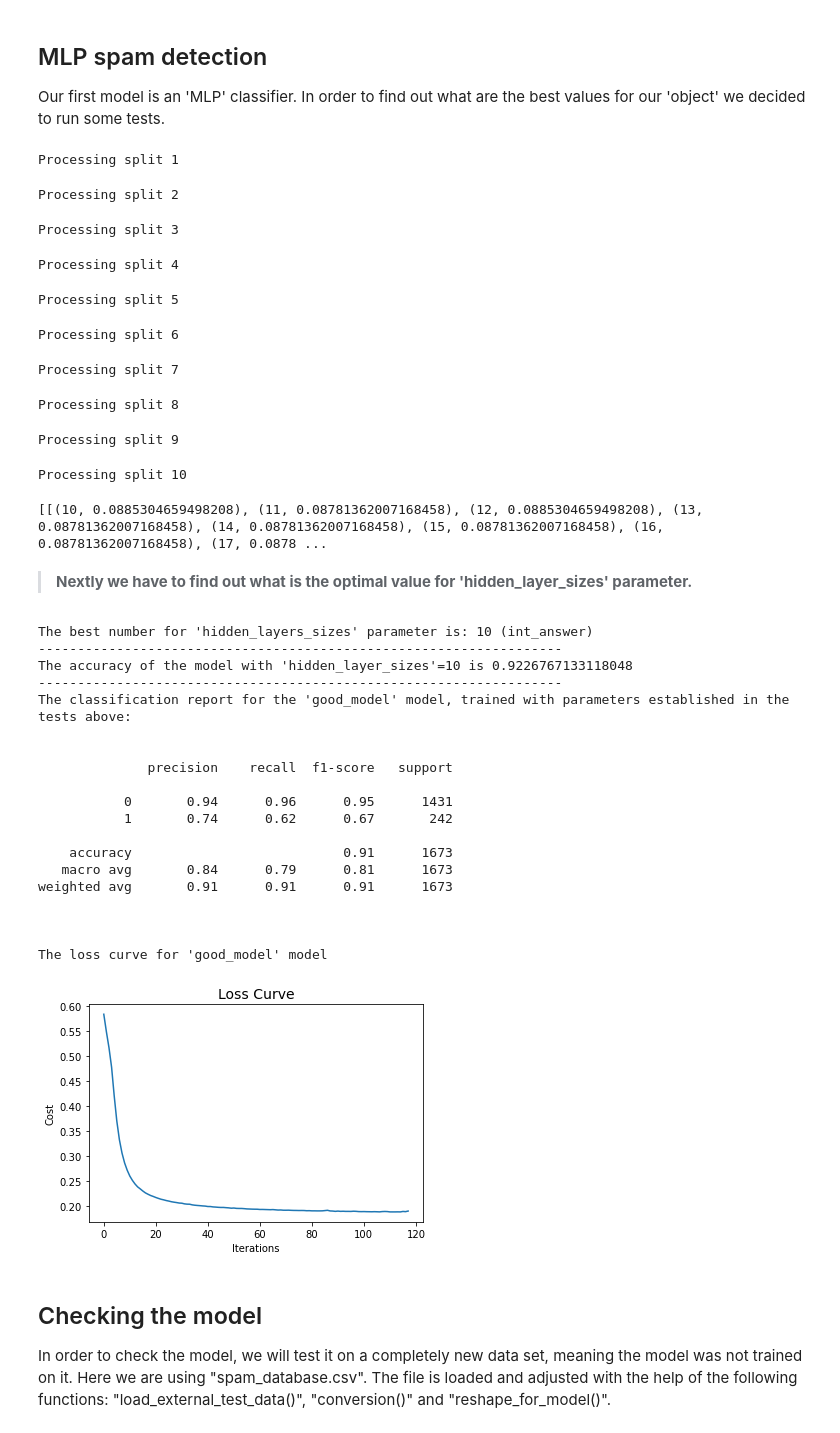
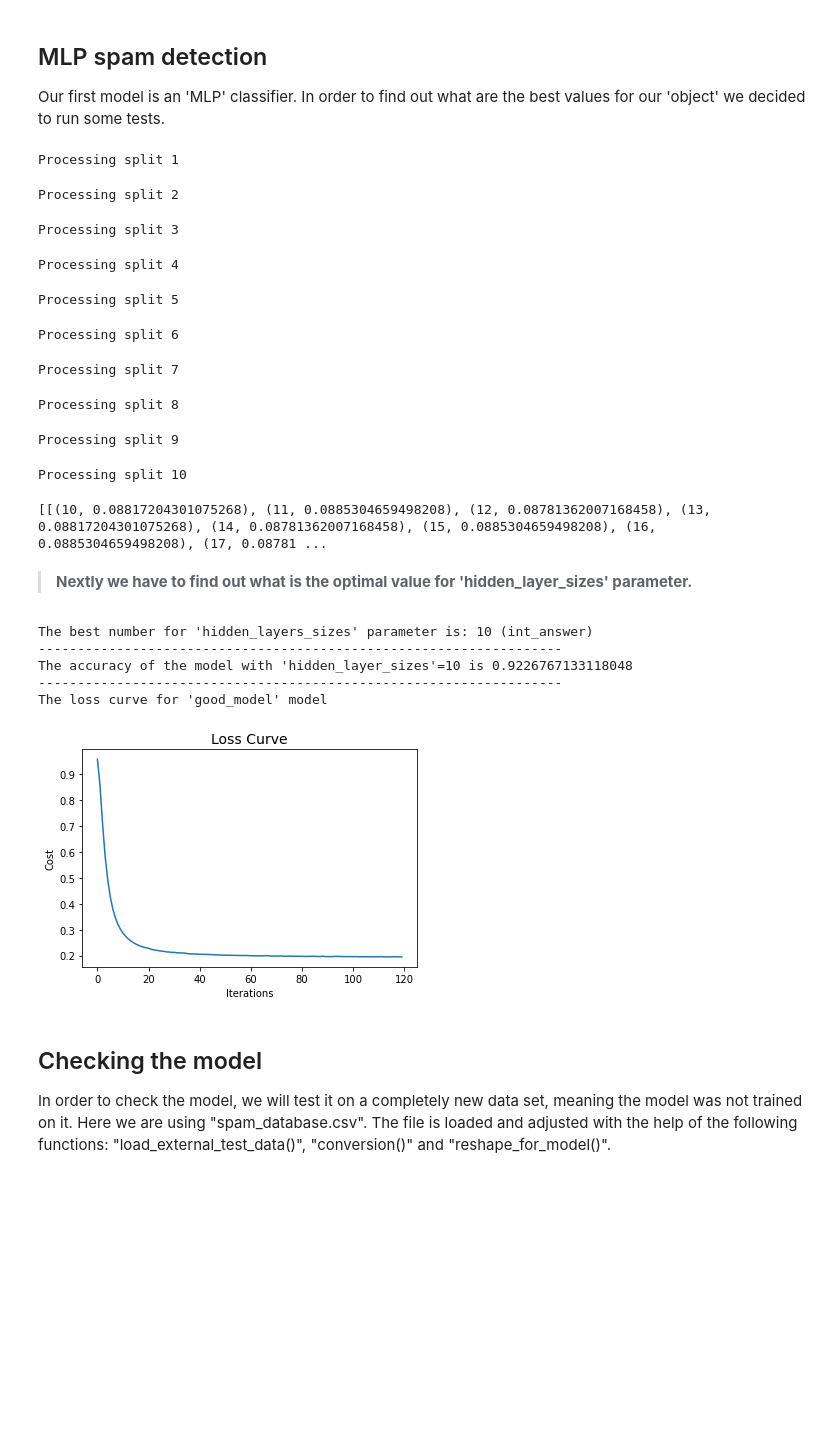
Before and after one commit to jacob-beza-radboud/spamDetectionProject, a Jupyter notebook: Main.ipynb, the cells around one changed output. Cells and saved outputs as stored; diff of their text form; code cells hidden in the pictures; blank space fills up the shorter version.

```diff
--- a/Main.ipynb
+++ b/Main.ipynb
@@ -80,7 +80,7 @@ for train_index, test_index in training.split(train_data_main, labels):
     avg = []
     test_layer = 10
     print("Processing split {}".format(counter))
-    for y in tnrange(26, desc="Checking 'hidden_layers_parameter'"):
+    for y in tnrange(26, desc="Checking 'hidden_layers_sizes' parameter"):
         new_learn = mlp(solver='adam',hidden_layer_sizes=test_layer, max_iter=3000)
         temp = []
         for c in range(5):
@@ -103,12 +103,11 @@ Processing split 7
 Processing split 8
 Processing split 9
 Processing split 10
-[[(10, 0.0885304659498208), (11, 0.08781362007168458), (12, 0.0885304659498208), (13, 0.08781362007168458), (14, 0.08781362007168458), (15, 0.08781362007168458), (16, 0.08781362007168458), (17, 0.0878 ...
+[[(10, 0.08817204301075268), (11, 0.0885304659498208), (12, 0.08781362007168458), (13, 0.08817204301075268), (14, 0.08781362007168458), (15, 0.0885304659498208), (16, 0.0885304659498208), (17, 0.08781 ...
 # %% [markdown]
 > **Nextly we have to find out what is the optimal value for 'hidden_layer_sizes' parameter.**
 # %%
 from statistics import mode
-from sklearn.model_selection import train_test_split
 from sklearn.metrics import classification_report
 from  matplotlib import pyplot as plt
 
@@ -123,58 +122,39 @@ for b in result:
     index_val = temp.index(np.min(temp))
     final_results.append(b[index_val])
 
 # here we take the 'layer' parameter from the pair = i {format: (i,np.min(temp))}
 for z in final_results:
     answer.append(z[0])
 
 # here we calculate the most frequent 'layer', that has the lowest classification error => int_answer
 int_answer = mode(answer)
 print("The best number for 'hidden_layers_sizes' parameter is: {} (int_answer)".format(int_answer))
 
 good_model = mlp(solver='adam',hidden_layer_sizes=int_answer, max_iter=3000)
-good_model.fit(train_data_main_np,labels)
+good_model.fit(train_data_main_np,labels_np)
 
 print("-------------------------------------------------------------------", end="\n")
 print("The accuracy of the model with 'hidden_layer_sizes'={} is {}".format(int_answer,good_model.score(train_data_main_np,labels)), end="\n")
 print("-------------------------------------------------------------------", end="\n")
-
-# classification report for the "good_model"
-print("The classification report for the 'good_model' model, trained with parameters established in the tests above: ", end="\n")
-print("\n")
-X_train, X_test, y_train, y_test = train_test_split(train_data_main_np,labels_np,test_size = 0.30, random_state = 0)
-good_model.fit(X_train, y_train)
-pred = good_model.predict(X_test)
-print(classification_report(y_test,pred))
-print("\n")
 
 # the loss curve for "good_model" model
 print("The loss curve for 'good_model' model")
 plt.plot(good_model.loss_curve_)
 plt.title("Loss Curve", fontsize=14)
 plt.xlabel('Iterations')
 plt.ylabel('Cost')
 plt.show()
+
+# The loss curve gives us a snapshot of the training process and the direction in which the network learns.
+# In the case of our model, we have a good balance of cost to the number of iterations.
+# Our model, has a high learning rate.
 # %% [output]
 The best number for 'hidden_layers_sizes' parameter is: 10 (int_answer)
 -------------------------------------------------------------------
 The accuracy of the model with 'hidden_layer_sizes'=10 is 0.9226767133118048
 -------------------------------------------------------------------
-The classification report for the 'good_model' model, trained with parameters established in the tests above:
-
-
-              precision    recall  f1-score   support
-
-           0       0.94      0.96      0.95      1431
-           1       0.74      0.62      0.67       242
-
-    accuracy                           0.91      1673
-   macro avg       0.84      0.79      0.81      1673
-weighted avg       0.91      0.91      0.91      1673
-
-
-
 The loss curve for 'good_model' model
-[figure, old version]
+[figure, new version]
 # %% [markdown]
 ## Checking the model
 In order to check the model, we will test it on a completely new data set, meaning the model was not trained on it. Here we are using "spam_database.csv". The file is loaded and adjusted with the help of the following functions:
```
Also changed, not shown: parts of 7 cells of this notebook.
